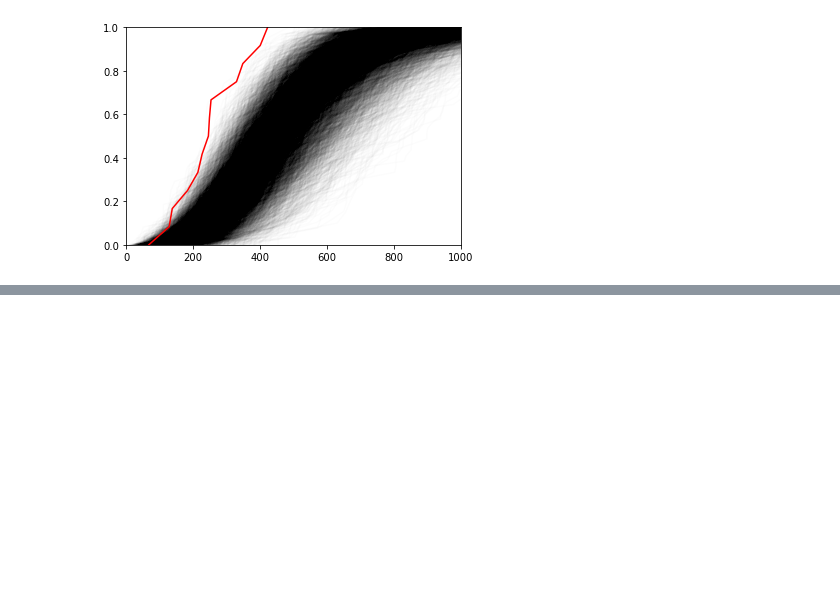
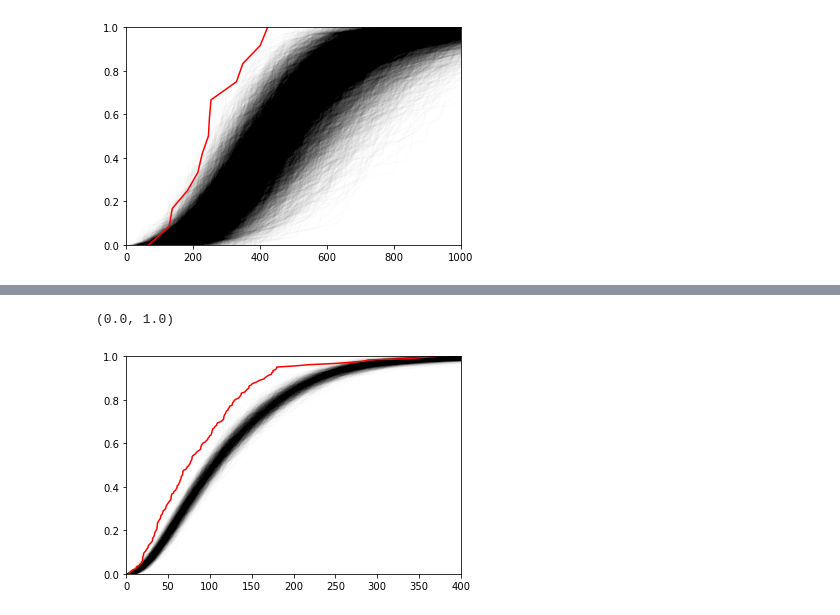
Before and after one commit to forero/LocalGroupKinematics, a Jupyter notebook: nb/explore.ipynb, the cells around one changed output, grey strips where cells are left out. Saved outputs shown, nothing was run; the diff lists cells and outputs as text; code cells hidden in the pictures; blank space fills up the shorter version.

```diff
--- a/nb/explore.ipynb
+++ b/nb/explore.ipynb
@@ -178,7 +195,3 @@ plt.ylim(0,1)
-# %%
-for i in range(10):
-    for j in range(10):
-        mi
 # %%
 x = vel_data_0[:,4]
 y = vel_data_0[:,5]
@@ -253,3 +266,22 @@ plt.ylim(0,1)
 # %% [output]
 (0.0, 1.0)
 [figure]
+# %%
+tan_vel_boxes = {}
+box_id = 0
+delta_box = 200.0
+min_box = -1000.0
+for i in range(10):
+    for j in range(10):
+        for k in range(10):
+            min_x = min_box + i*delta_box
+            min_y = min_box + j*delta_box
+            min_z = min_box + k*delta_box
+            kk = (x>min_x) & (x<(min_x+delta_box))
+            #print(min_x, (min_x+delta_box))
+            kk &= (y>min_y) & (y<(min_y+delta_box))
+            kk &= (z>min_z) & (z<(min_z+delta_box))
+            #print(np.count_nonzero(kk))
+            tan_vel_boxes[box_id] = vel_data_0[kk,1]
+            #print(len(pec_vel_boxes[box_id]))
+            box_id +=1
@@ -255,0 +308,13 @@ plt.ylim(0,1)
+# %%
+for i in range(1000):
+    tan_vel = tan_vel_boxes[i]
+    n_v = len(tan_vel)
+    plt.plot(np.sort(tan_vel), np.linspace(0., 1.0, n_v), color='black', alpha=0.01)
+
+n_t = len(vel_data_300)
+plt.plot(np.sort(vel_data_300[:,1]), np.linspace(0,1,n_t), color='red')
+plt.xlim(0,400)
+plt.ylim(0,1)
+# %% [output]
+(0.0, 1.0)
+[figure, added]
```
Also changed, not shown: parts of 14 cells of this notebook.
